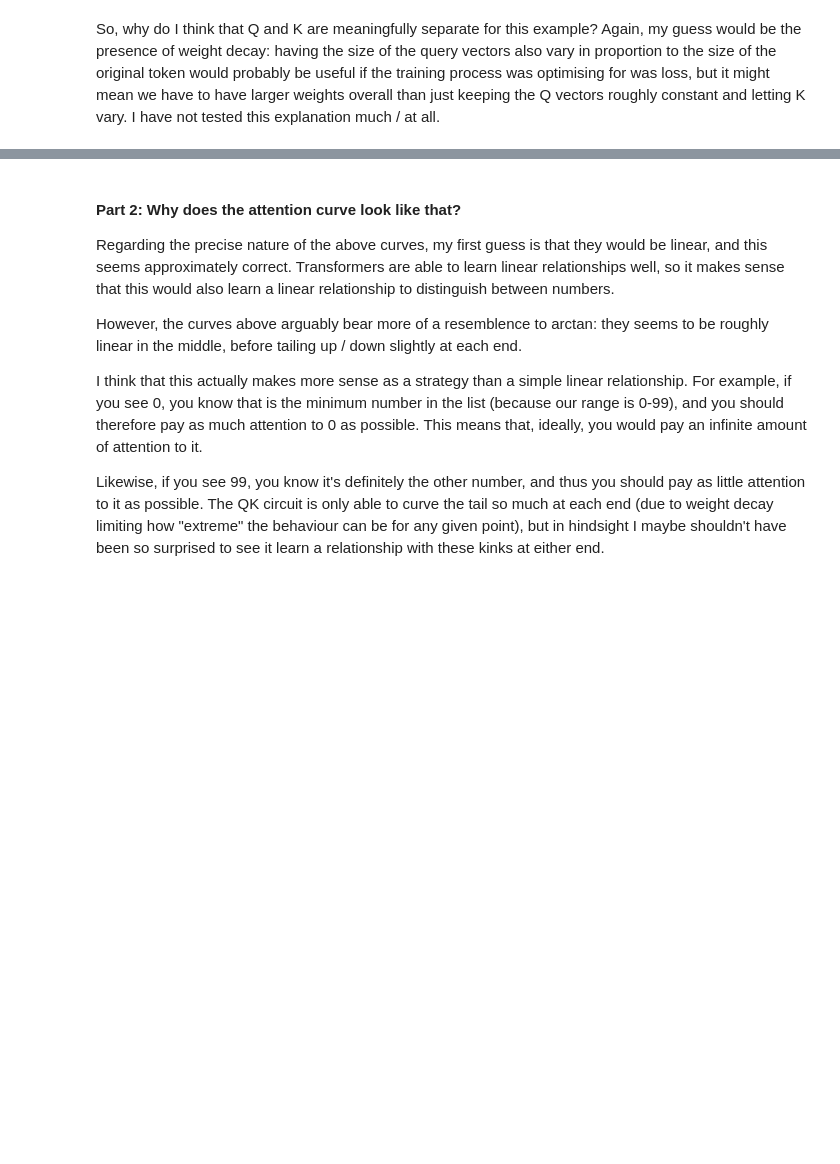
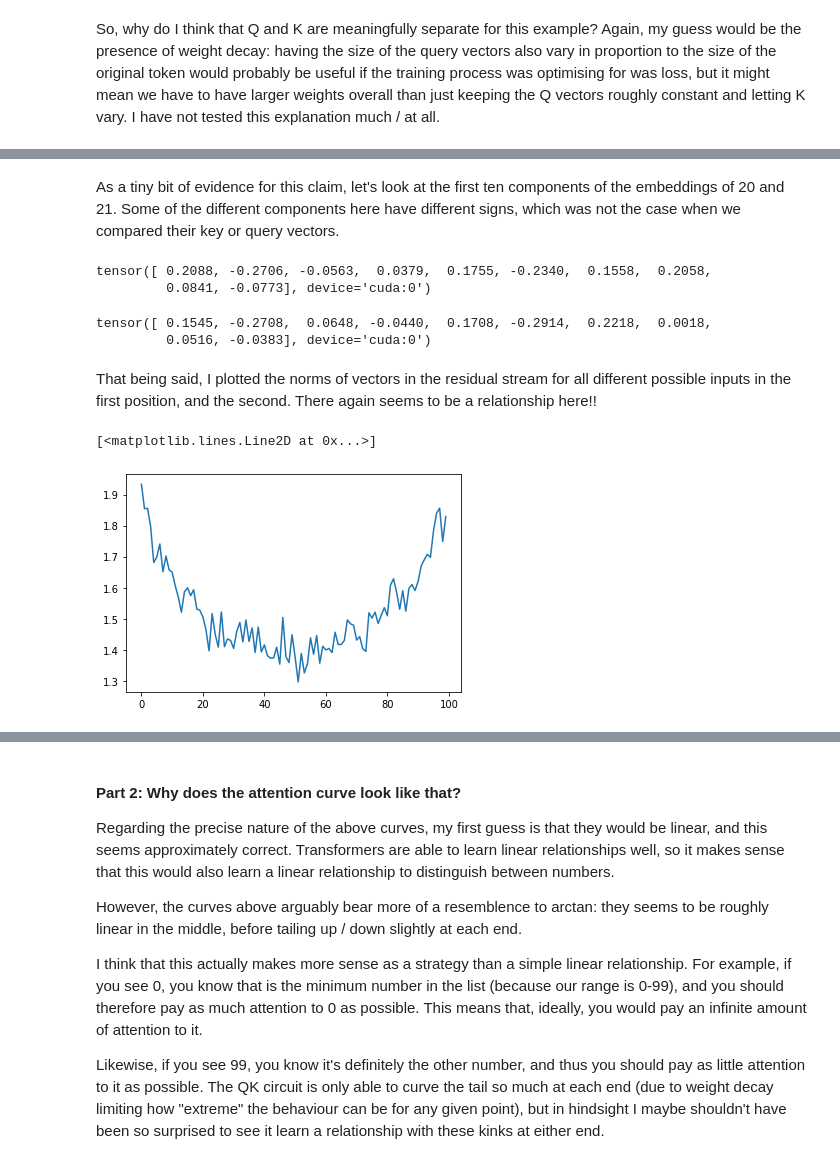
Before and after one commit to ojorgensen/min-list, a Jupyter notebook: min_list_final.ipynb, the cells around one changed output, grey strips where cells are left out. Saved outputs shown, nothing was run; the diff lists cells and outputs as text; code cells hidden in the pictures; blank space fills up the shorter version.

Commit message:
First draft finished. Want to check terminology in the gpt2 and q k vectors sections, but good to go besides this.

```diff
--- a/min_list_final.ipynb
+++ b/min_list_final.ipynb
@@ -551,0 +570,26 @@ So, why do I think that Q and K are meaningfully separate for this example? Agai
+# %% [markdown]
+As a tiny bit of evidence for this claim, let's look at the first ten components of the embeddings of 20 and 21. Some of the different components here have different signs, which was not the case when we compared their key or query vectors.
+# %%
+logits, cache = small_model.run_with_cache(torch.tensor((20, 90)))
+cache["resid_pre", 0][0][0][:10] # embedding of 20
+# %% [output]
+tensor([ 0.2088, -0.2706, -0.0563,  0.0379,  0.1755, -0.2340,  0.1558,  0.2058,
+         0.0841, -0.0773], device='cuda:0')
+# %%
+logits, cache = small_model.run_with_cache(torch.tensor((21, 90)))
+cache["resid_pre", 0][0][0][:10] # Embedding of 21
+# %% [output]
+tensor([ 0.1545, -0.2708,  0.0648, -0.0440,  0.1708, -0.2914,  0.2218,  0.0018,
+         0.0516, -0.0383], device='cuda:0')
+# %% [markdown]
+That being said, I plotted the norms of vectors in the residual stream for all different possible inputs in the first position, and the second. There again seems to be a relationship here!!
+# %%
+first_embeddings = []
+for i in range(100):
+  logits, cache = small_model.run_with_cache(torch.tensor((i, 90)))
+  first_embeddings.append(cache["resid_pre", 0][0][0])
+
+plt.plot(range(100), [torch.norm(embedding).cpu() for embedding in first_embeddings])
+# %% [output]
+[<matplotlib.lines.Line2D at 0x...>]
+[figure, added]
```
Also changed, not shown: parts of 67 cells of this notebook, 1 other file.
